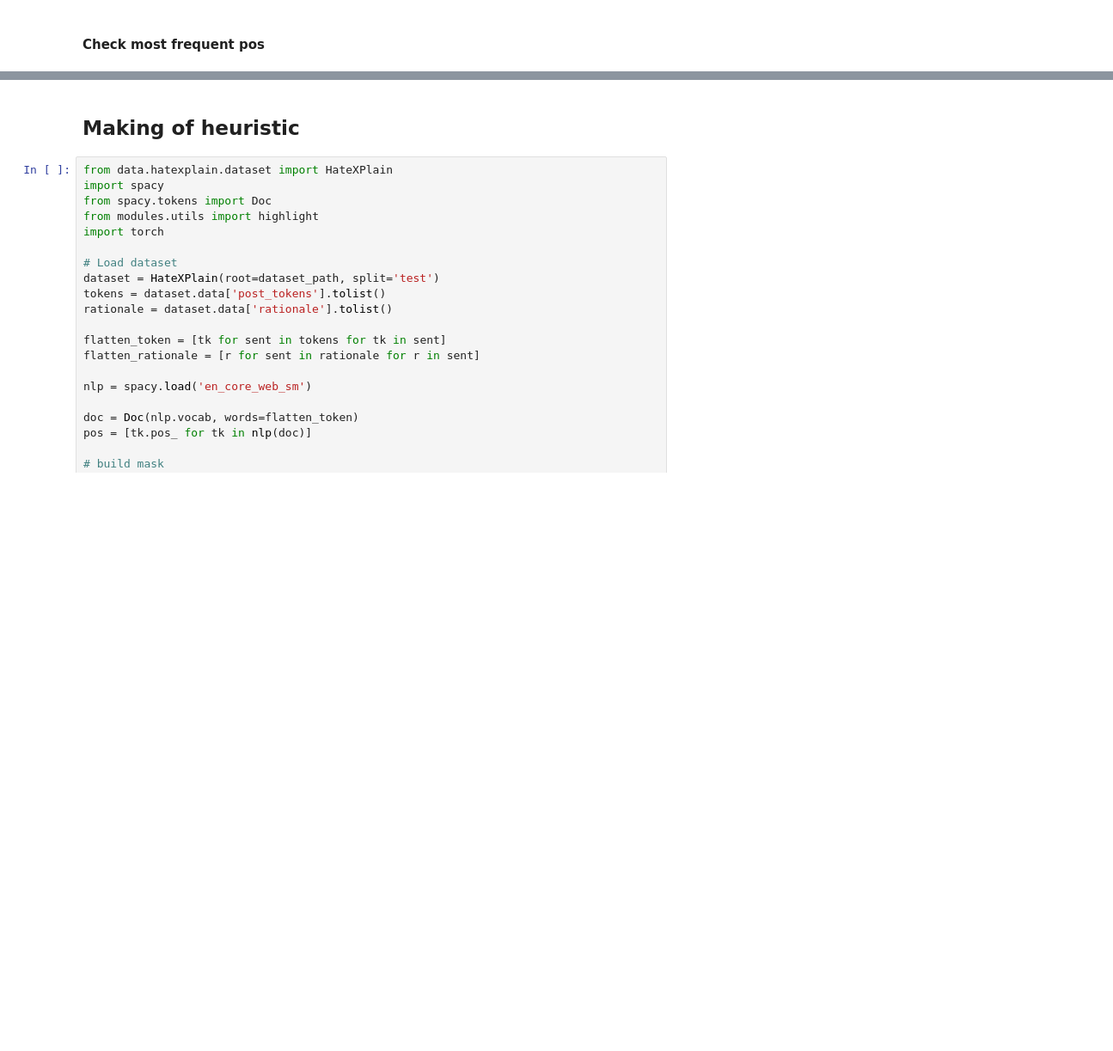
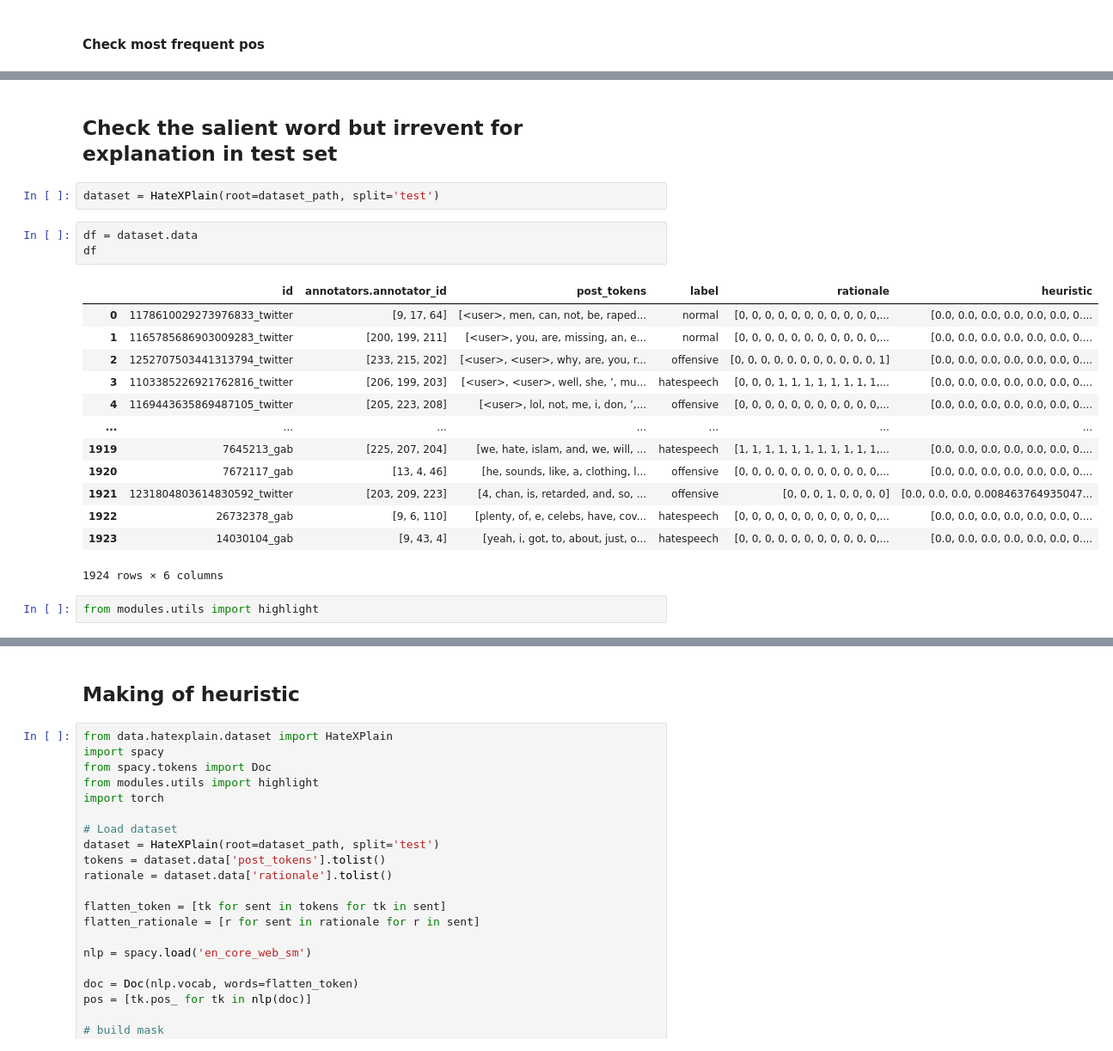
Before and after one commit to Kihansi95/ExplanationPairSentencesTasks, a Jupyter notebook: notebooks/2022-07-27 HateXplain.ipynb, the cells around one changed output, grey strips where cells are left out. Shown: that part at 86% size. Cells and saved outputs as stored; diff of their text form; blank space fills up the shorter version.

```diff
--- a/notebooks/2022-07-27 HateXplain.ipynb
+++ b/notebooks/2022-07-27 HateXplain.ipynb
@@ -539,0 +535,23 @@ for split in cnt:
+# %% [markdown]
+## Check the salient word but irrevent for explanation in test set
+# %%
+dataset = HateXPlain(root=dataset_path, split='test')
+# %%
+df = dataset.data
+df
+# %% [output]
+|  | id | annotators.annotator_id | post_tokens | label | rationale | heuristic |
+| 0 | 1178610029273976833_twitter | [9, 17, 64] | [<user>, men, can, not, be, raped... | normal | [0, 0, 0, 0, 0, 0, 0, 0, 0, 0, 0,... | [0.0, 0.0, 0.0, 0.0, 0.0, 0.0, 0.... |
+| 1 | 1165785686903009283_twitter | [200, 199, 211] | [<user>, you, are, missing, an, e... | normal | [0, 0, 0, 0, 0, 0, 0, 0, 0, 0, 0,... | [0.0, 0.0, 0.0, 0.0, 0.0, 0.0, 0.... |
+| 2 | 1252707503441313794_twitter | [233, 215, 202] | [<user>, <user>, why, are, you, r... | offensive | [0, 0, 0, 0, 0, 0, 0, 0, 0, 0, 0, 1] | [0.0, 0.0, 0.0, 0.0, 0.0, 0.0, 0.... |
+| 3 | 1103385226921762816_twitter | [206, 199, 203] | [<user>, <user>, well, she, ’, mu... | hatespeech | [0, 0, 0, 1, 1, 1, 1, 1, 1, 1, 1,... | [0.0, 0.0, 0.0, 0.0, 0.0, 0.0, 0.... |
+| 4 | 1169443635869487105_twitter | [205, 223, 208] | [<user>, lol, not, me, i, don, ’,... | offensive | [0, 0, 0, 0, 0, 0, 0, 0, 0, 0, 0,... | [0.0, 0.0, 0.0, 0.0, 0.0, 0.0, 0.... |
+| ... | ... | ... | ... | ... | ... | ... |
+| 1919 | 7645213_gab | [225, 207, 204] | [we, hate, islam, and, we, will, ... | hatespeech | [1, 1, 1, 1, 1, 1, 1, 1, 1, 1, 1,... | [0.0, 0.0, 0.0, 0.0, 0.0, 0.0, 0.... |
+| 1920 | 7672117_gab | [13, 4, 46] | [he, sounds, like, a, clothing, l... | offensive | [0, 0, 0, 0, 0, 0, 0, 0, 0, 0, 0,... | [0.0, 0.0, 0.0, 0.0, 0.0, 0.0, 0.... |
+| 1921 | 1231804803614830592_twitter | [203, 209, 223] | [4, chan, is, retarded, and, so, ... | offensive | [0, 0, 0, 1, 0, 0, 0, 0] | [0.0, 0.0, 0.0, 0.008463764935047... |
+| 1922 | 26732378_gab | [9, 6, 110] | [plenty, of, e, celebs, have, cov... | hatespeech | [0, 0, 0, 0, 0, 0, 0, 0, 0, 0, 0,... | [0.0, 0.0, 0.0, 0.0, 0.0, 0.0, 0.... |
+| 1923 | 14030104_gab | [9, 43, 4] | [yeah, i, got, to, about, just, o... | hatespeech | [0, 0, 0, 0, 0, 0, 0, 0, 0, 0, 0,... | [0.0, 0.0, 0.0, 0.0, 0.0, 0.0, 0.... |
+1924 rows × 6 columns
+# %%
+from modules.utils import highlight
```
Also changed, not shown: parts of 11 cells of this notebook, 6 other files.
